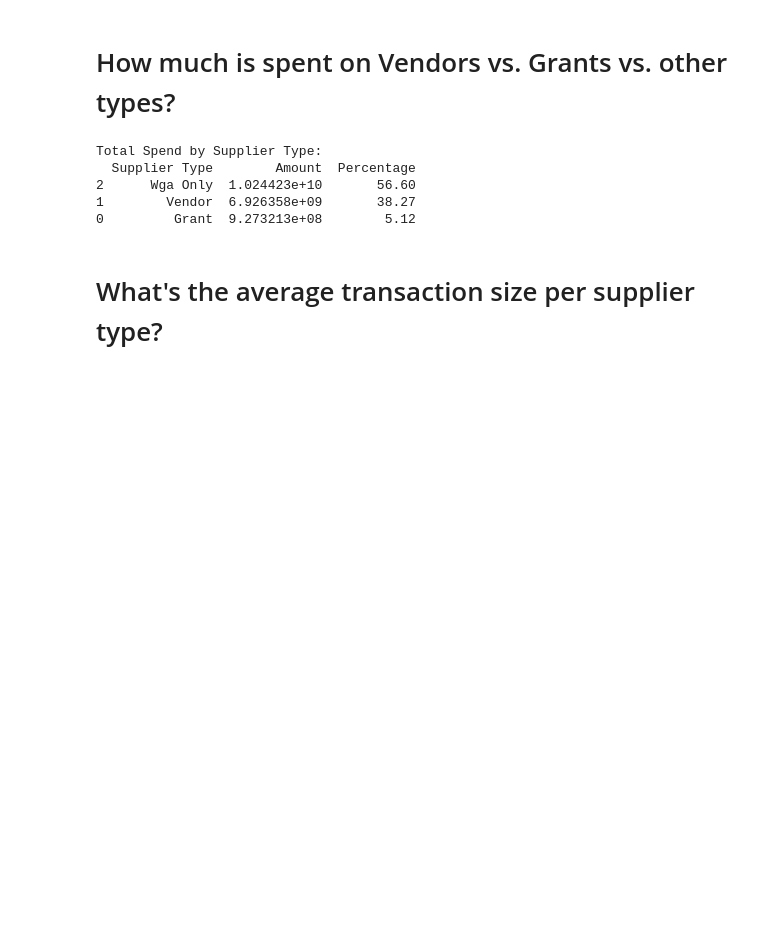
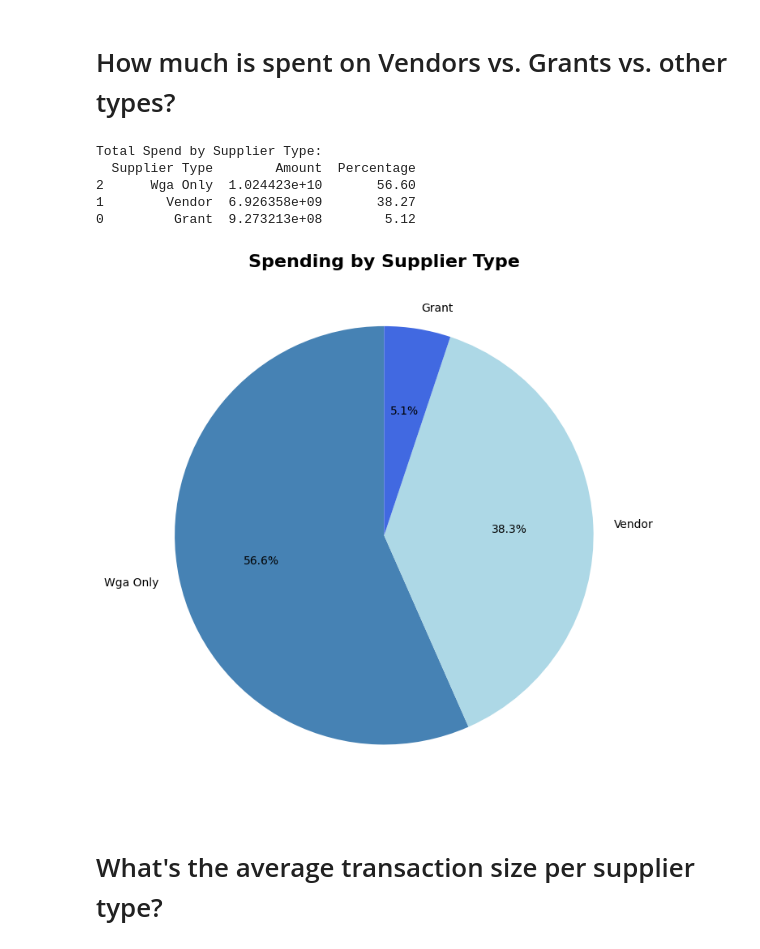
Before and after one commit to mugdadelneama/UK-Government-Departmental-Spending-Analysis, a Jupyter notebook: notebooks/supplier_type_comparison.ipynb, the cells around one changed output. Drawn from its saved outputs; the diff is of its cells as text; code cells hidden in the pictures; blank space fills up the shorter version.

```diff
--- a/notebooks/supplier_type_comparison.ipynb
+++ b/notebooks/supplier_type_comparison.ipynb
@@ -18,6 +20,23 @@ Total Spend by Supplier Type:
 2      Wga Only  1.024423e+10       56.60
 1        Vendor  6.926358e+09       38.27
 0         Grant  9.273213e+08        5.12
+# %%
+
+# Plot pie chart
+fig, ax = plt.subplots(figsize=(10, 7))
+
+ax.pie(supplier_type_spend['Amount'],
+       labels=supplier_type_spend['Supplier Type'],
+       autopct='%1.1f%%',
+       colors=['steelblue', 'lightblue', 'royalblue', 'skyblue'],
+       startangle=90)
+
+ax.set_title('Spending by Supplier Type', fontsize=16, fontweight='bold')
+
+plt.tight_layout()
+plt.show()
+# %% [output]
+[figure, added]
 # %% [markdown]
 # What's the average transaction size per supplier type?
 # %%
```
Also changed, not shown: parts of 3 cells of this notebook, 8 other files.
